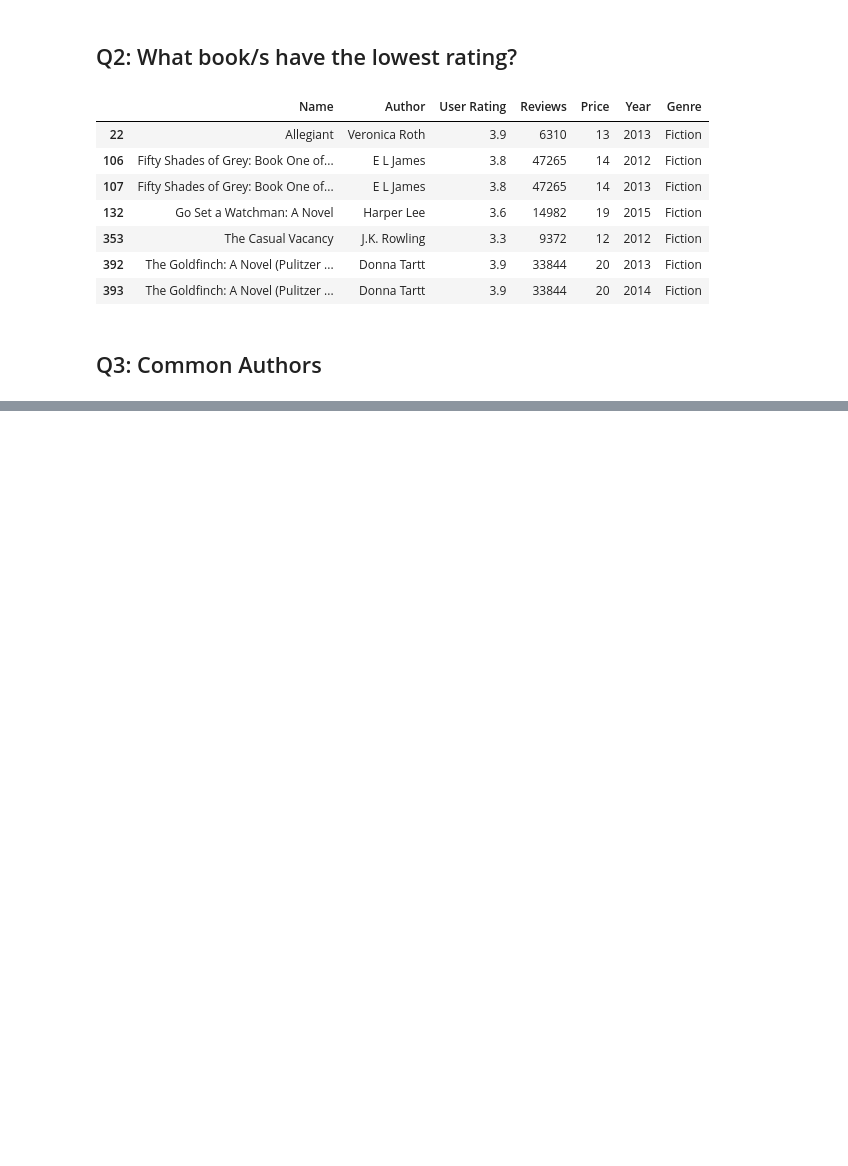
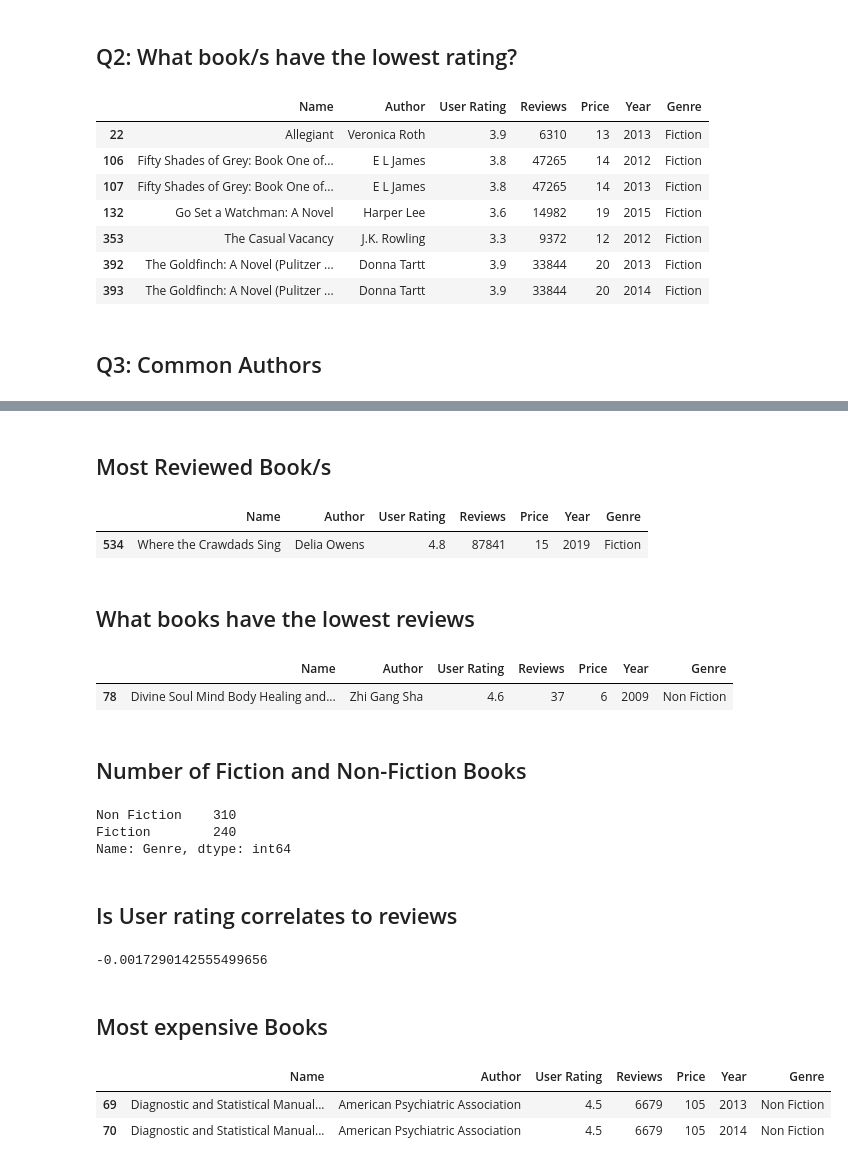
Before and after one commit to Charles2005/Amazon-Bestselling-Books-EDA, a Jupyter notebook: Files/Amazon-Top-Books-EDA.ipynb, the cells around one changed output, grey strips where cells are left out. Drawn from its saved outputs; the diff is of its cells as text; code cells hidden in the pictures; blank space fills up the shorter version.

```diff
--- a/Files/Amazon-Top-Books-EDA.ipynb
+++ b/Files/Amazon-Top-Books-EDA.ipynb
@@ -122 +122,39 @@ Christina Baker Kline                  1
 Name: Author, dtype: int64
+# %% [markdown]
+## Most Reviewed Book/s
+# %%
+df[df["Reviews"] == df["Reviews"].max()]
+# %% [output]
+|  | Name | Author | User Rating | Reviews | Price | Year | Genre |
+| 534 | Where the Crawdads Sing | Delia Owens | 4.8 | 87841 | 15 | 2019 | Fiction |
+# %% [markdown]
+## What books have the lowest reviews
+# %%
+df[df["Reviews"] == df["Reviews"].min()]
+# %% [output]
+|  | Name | Author | User Rating | Reviews | Price | Year | Genre |
+| 78 | Divine Soul Mind Body Healing and... | Zhi Gang Sha | 4.6 | 37 | 6 | 2009 | Non Fiction |
+# %% [markdown]
+## Number of Fiction and Non-Fiction Books
+# %%
+df["Genre"].value_counts()
+# %% [output]
+Non Fiction    310
+Fiction        240
+Name: Genre, dtype: int64
+# %% [markdown]
+## Is User rating correlates to reviews
+# %%
+user_rating = df["User Rating"]
+reviews = df["Reviews"]
+user_rating.corr(reviews)
+# %% [output]
+-0.0017290142555499656
+# %% [markdown]
+## Most expensive Books
+# %%
+df[df["Price"] == df["Price"].max()]
+# %% [output]
+|  | Name | Author | User Rating | Reviews | Price | Year | Genre |
+| 69 | Diagnostic and Statistical Manual... | American Psychiatric Association | 4.5 | 6679 | 105 | 2013 | Non Fiction |
+| 70 | Diagnostic and Statistical Manual... | American Psychiatric Association | 4.5 | 6679 | 105 | 2014 | Non Fiction |
```
Also changed, not shown: parts of 5 cells of this notebook.
